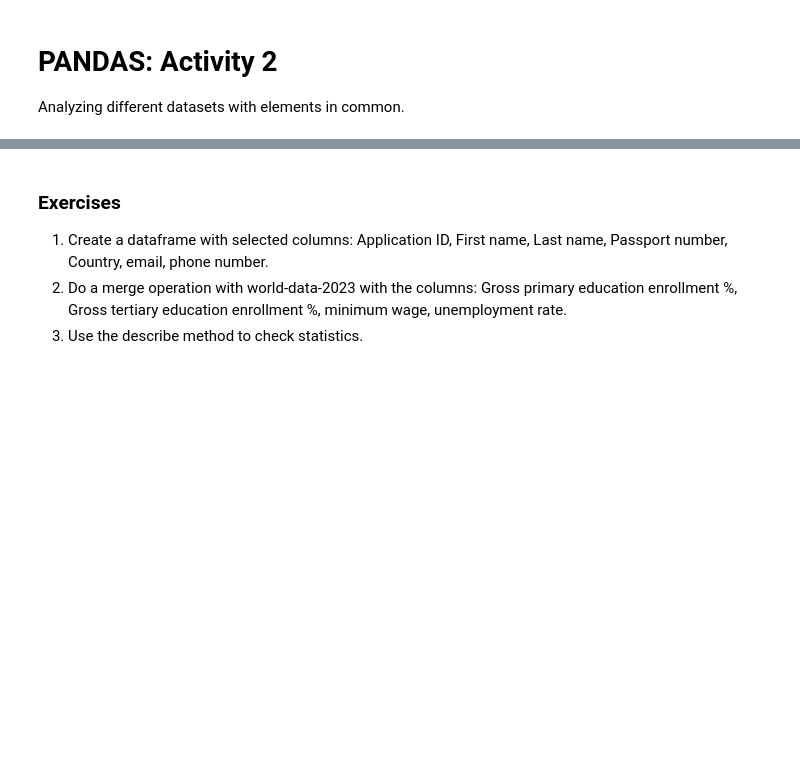
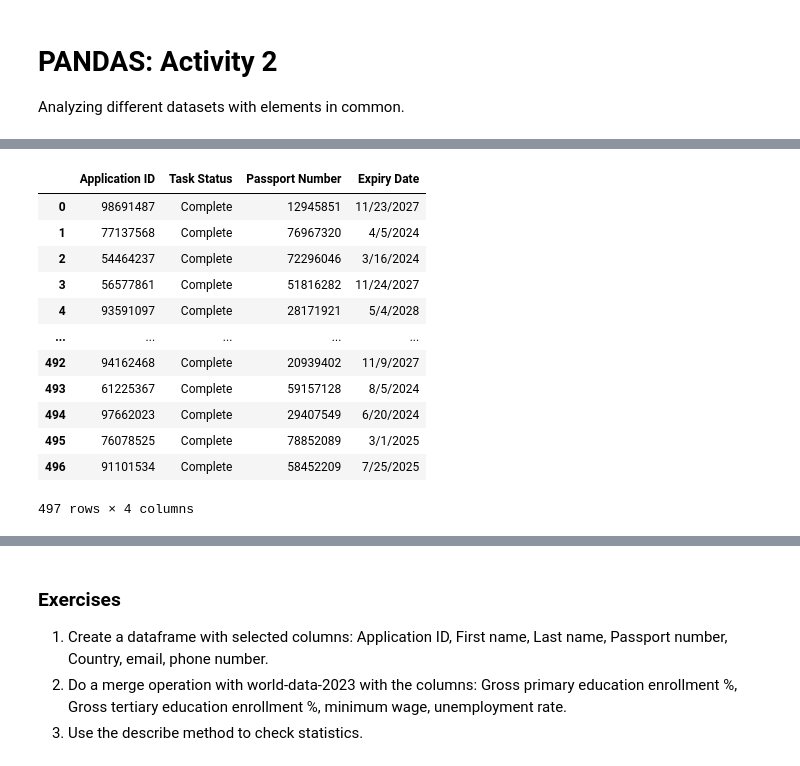
Before and after one commit to hewp84/CRT420, a Jupyter notebook: Week 3/Pandas_activity_2.ipynb, the cells around one changed output, grey strips where cells are left out. Cells and saved outputs as stored; diff of their text form; code cells hidden in the pictures; blank space fills up the shorter version.

```diff
--- a/Week 3/Pandas_activity_2.ipynb
+++ b/Week 3/Pandas_activity_2.ipynb
@@ -23,2 +54,19 @@ admitted
+# %%
+del admitted['Task Name']
+admitted
+# %% [output]
+|  | Application ID | Task Status | Passport Number | Expiry Date |
+| 0 | 98691487 | Complete | 12945851 | 11/23/2027 |
+| 1 | 77137568 | Complete | 76967320 | 4/5/2024 |
+| 2 | 54464237 | Complete | 72296046 | 3/16/2024 |
+| 3 | 56577861 | Complete | 51816282 | 11/24/2027 |
+| 4 | 93591097 | Complete | 28171921 | 5/4/2028 |
+| ... | ... | ... | ... | ... |
+| 492 | 94162468 | Complete | 20939402 | 11/9/2027 |
+| 493 | 61225367 | Complete | 59157128 | 8/5/2024 |
+| 494 | 97662023 | Complete | 29407549 | 6/20/2024 |
+| 495 | 76078525 | Complete | 78852089 | 3/1/2025 |
+| 496 | 91101534 | Complete | 58452209 | 7/25/2025 |
+497 rows × 4 columns
 # %%
 #Using Merge method to link both datasets
```
Also changed, not shown: parts of 9 cells of this notebook, 2 other files.
